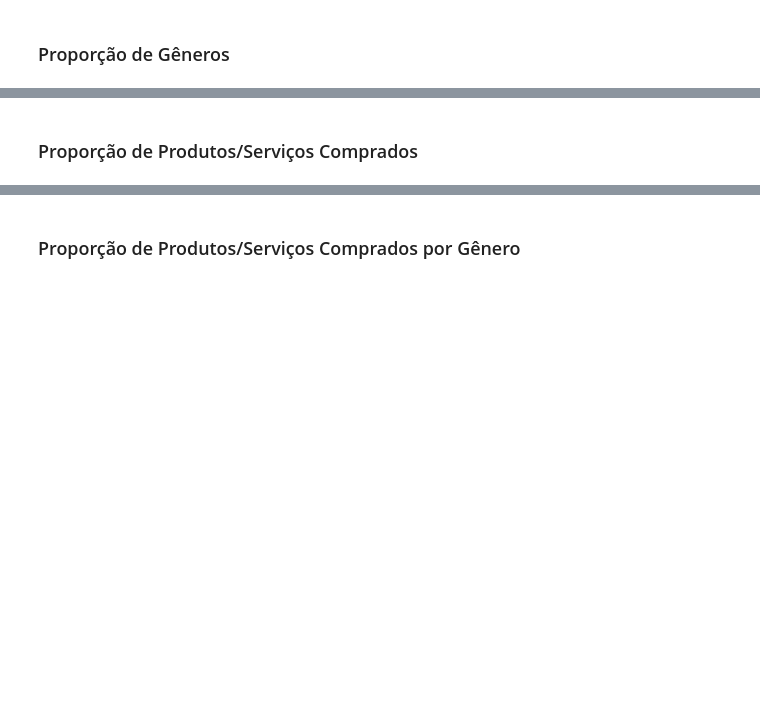
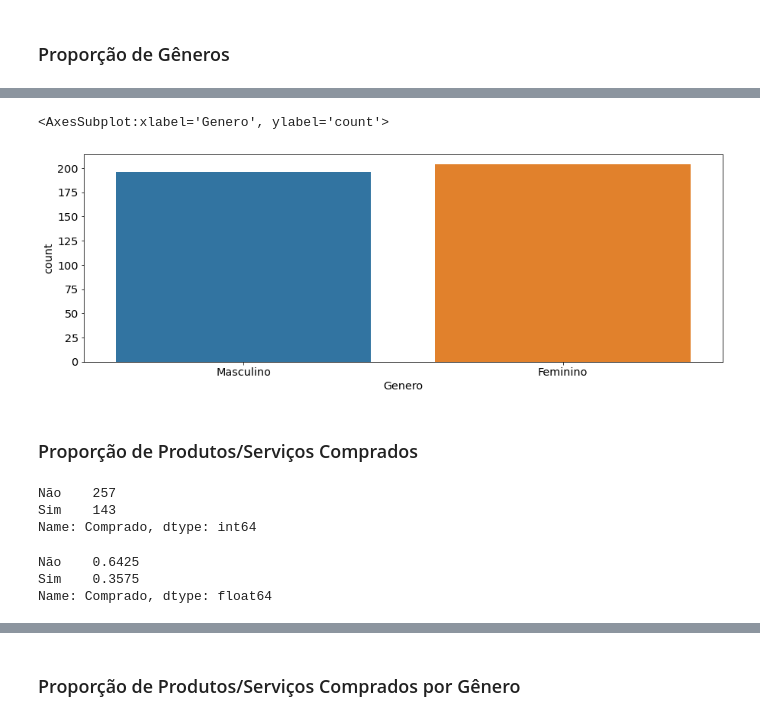
Before and after one commit to prof-samuka-IFSP/IFSP-CMP-INTL6-2020.2, a Jupyter notebook: knn/k_nearest_neighbors.ipynb, the cells around one changed output, grey strips where cells are left out. Drawn from its saved outputs; the diff is of its cells as text; code cells hidden in the pictures; blank space fills up the shorter version.

```diff
--- a/knn/k_nearest_neighbors.ipynb
+++ b/knn/k_nearest_neighbors.ipynb
@@ -40,2 +198,19 @@ Source: https://www.kaggle.com/rakeshrau/social-network-ads
+# %%
+sns.countplot(data=data, x='Genero')
+# %% [output]
+<AxesSubplot:xlabel='Genero', ylabel='count'>
+[figure, added]
 # %% [markdown]
 ### Proporção de Produtos/Serviços Comprados
+# %%
+data['Comprado'].value_counts()
+# %% [output]
+Não    257
+Sim    143
+Name: Comprado, dtype: int64
+# %%
+data['Comprado'].value_counts() / data.shape[0]
+# %% [output]
+Não    0.6425
+Sim    0.3575
+Name: Comprado, dtype: float64
```
Also changed, not shown: parts of 76 cells of this notebook.
